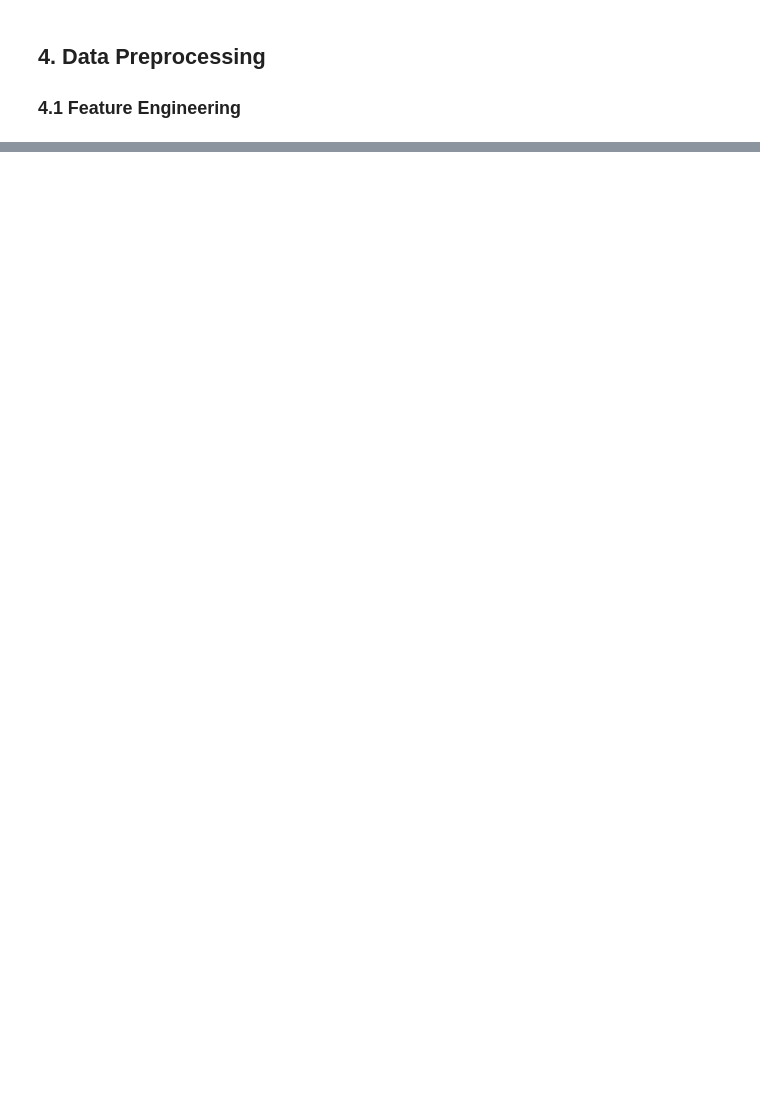
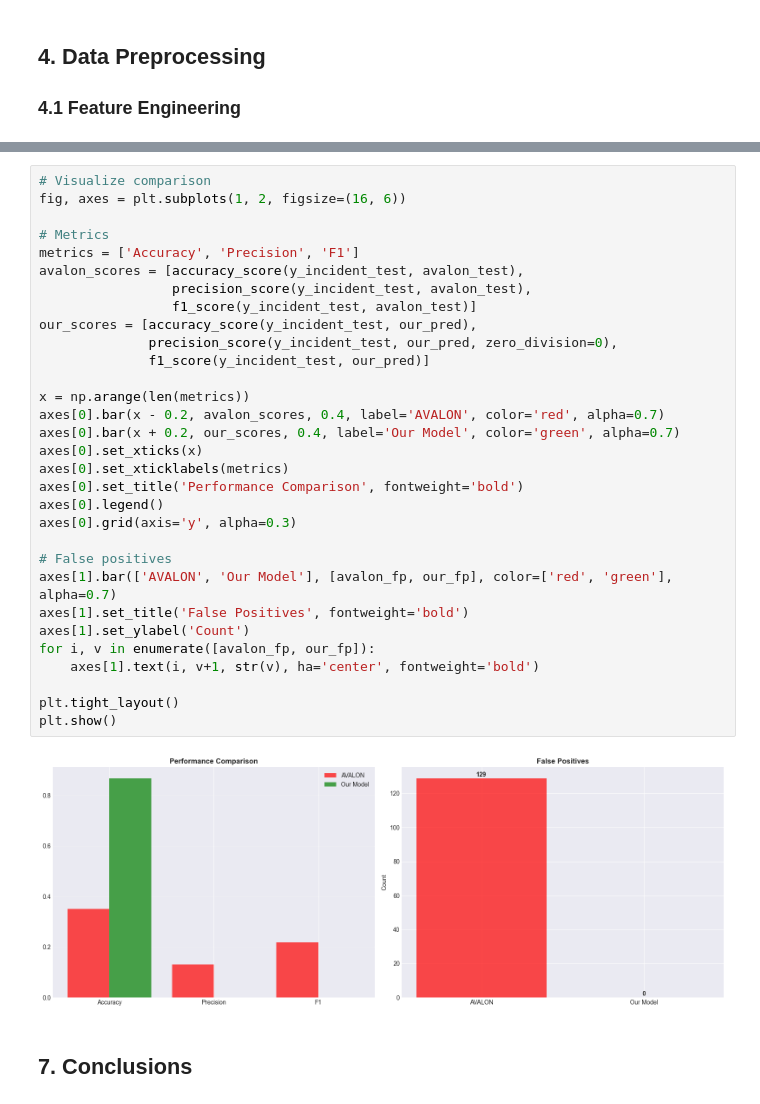
Before and after one commit to loic-123/Hack, a Jupyter notebook: avalon_analysis.ipynb, the cells around one changed output, grey strips where cells are left out. Cells and saved outputs as stored; diff of their text form; blank space fills up the shorter version.

```diff
--- a/avalon_analysis.ipynb
+++ b/avalon_analysis.ipynb
@@ -459,0 +797,35 @@ print(df_model[['temp_pressure_risk', 'social_pressure_index', 'physical_risk_in
+# %%
+# Visualize comparison
+fig, axes = plt.subplots(1, 2, figsize=(16, 6))
+
+# Metrics
+metrics = ['Accuracy', 'Precision', 'F1']
+avalon_scores = [accuracy_score(y_incident_test, avalon_test),
+                 precision_score(y_incident_test, avalon_test),
+                 f1_score(y_incident_test, avalon_test)]
+our_scores = [accuracy_score(y_incident_test, our_pred),
+              precision_score(y_incident_test, our_pred, zero_division=0),
+              f1_score(y_incident_test, our_pred)]
+
+x = np.arange(len(metrics))
+axes[0].bar(x - 0.2, avalon_scores, 0.4, label='AVALON', color='red', alpha=0.7)
+axes[0].bar(x + 0.2, our_scores, 0.4, label='Our Model', color='green', alpha=0.7)
+axes[0].set_xticks(x)
+axes[0].set_xticklabels(metrics)
+axes[0].set_title('Performance Comparison', fontweight='bold')
+axes[0].legend()
+axes[0].grid(axis='y', alpha=0.3)
+
+# False positives
+axes[1].bar(['AVALON', 'Our Model'], [avalon_fp, our_fp], color=['red', 'green'], alpha=0.7)
+axes[1].set_title('False Positives', fontweight='bold')
+axes[1].set_ylabel('Count')
+for i, v in enumerate([avalon_fp, our_fp]):
+    axes[1].text(i, v+1, str(v), ha='center', fontweight='bold')
+
+plt.tight_layout()
+plt.show()
+# %% [output]
+[figure, added]
+# %% [markdown]
+## 7. Conclusions
```
Also changed, not shown: parts of 31 cells of this notebook, 27 other files.
